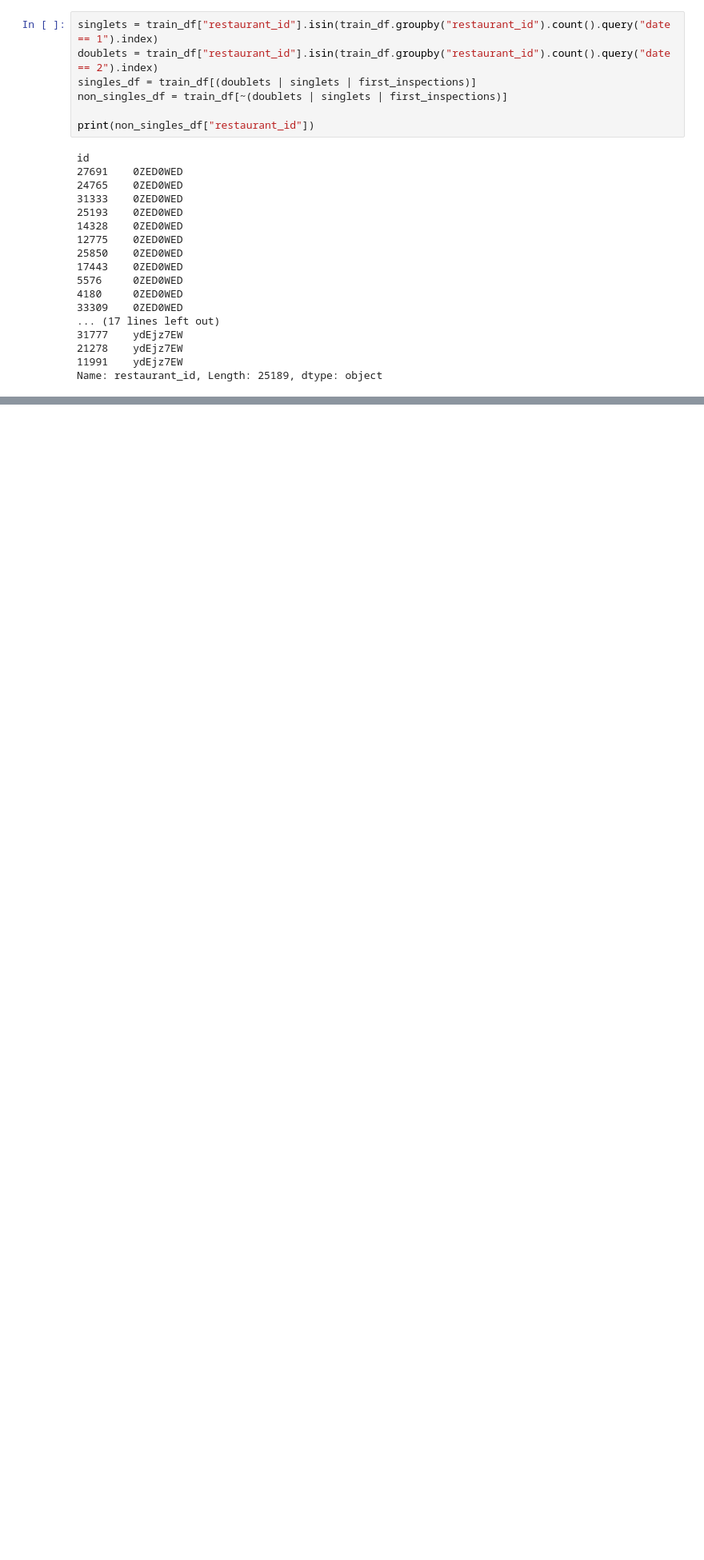
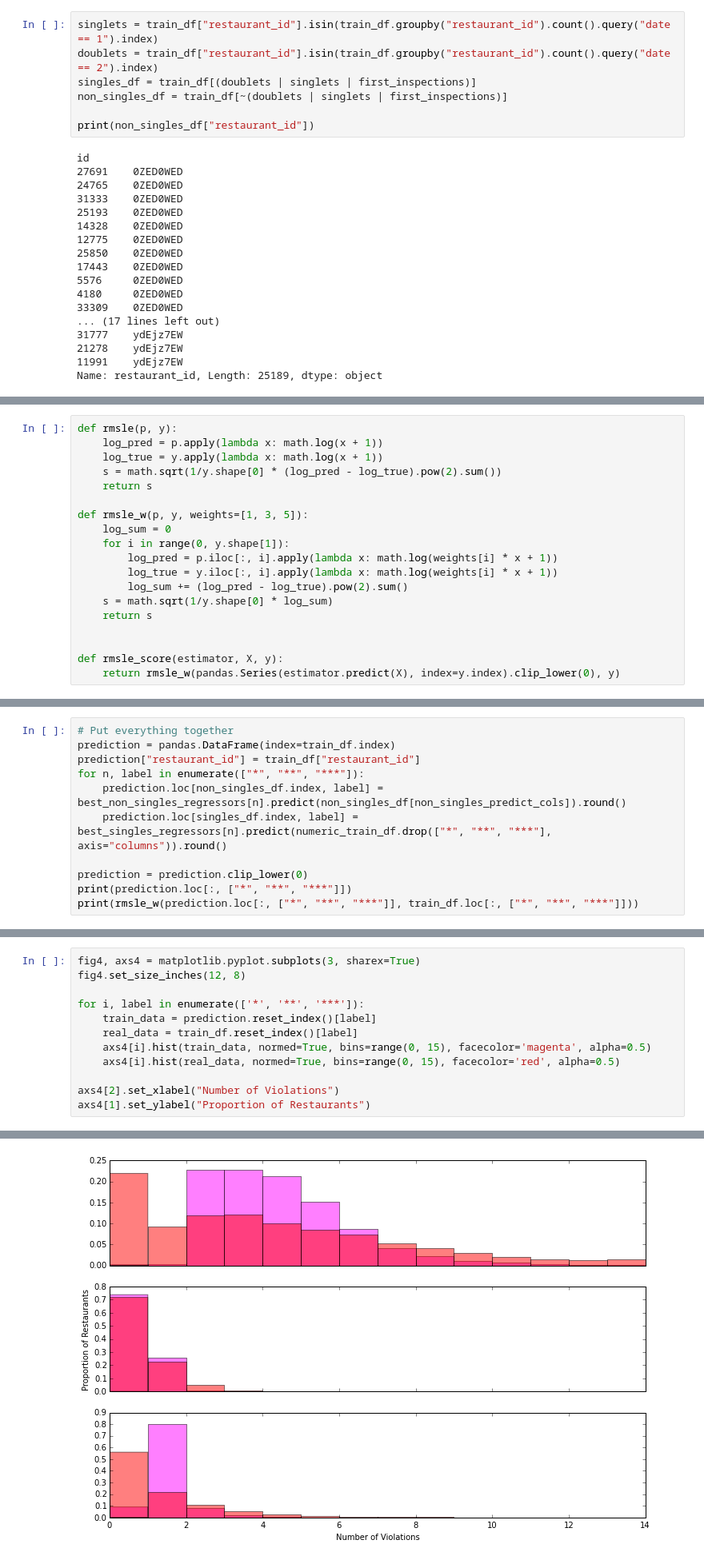
Before and after one commit to reallyasi9/CityOfBostonRestaurantCode, a Jupyter notebook: inspecting_predictions.ipynb, the cells around one changed output, grey strips where cells are left out. Shown: that part at 80% size. Drawn from its saved outputs; the diff is of its cells as text; blank space fills up the shorter version.

```diff
--- a/inspecting_predictions.ipynb
+++ b/inspecting_predictions.ipynb
@@ -112,3 +105,22 @@ def rmsle_score(estimator, X, y):
+# %%
+def rmsle(p, y):
+    log_pred = p.apply(lambda x: math.log(x + 1))
+    log_true = y.apply(lambda x: math.log(x + 1))
+    s = math.sqrt(1/y.shape[0] * (log_pred - log_true).pow(2).sum())
+    return s
+
+def rmsle_w(p, y, weights=[1, 3, 5]):
+    log_sum = 0
+    for i in range(0, y.shape[1]):
+        log_pred = p.iloc[:, i].apply(lambda x: math.log(weights[i] * x + 1))
+        log_true = y.iloc[:, i].apply(lambda x: math.log(weights[i] * x + 1))
+        log_sum += (log_pred - log_true).pow(2).sum()
+    s = math.sqrt(1/y.shape[0] * log_sum)
+    return s
+
+
+def rmsle_score(estimator, X, y):
+    return rmsle_w(pandas.Series(estimator.predict(X), index=y.index).clip_lower(0), y)
 # %%
 # For non-singlets/doublets, predict based on previous violation data
 non_singles_predict_cols = ["p*", "p**", "p***", "last*", "last**", "last***", "std*", "std**", "std***"]
@@ -362,0 +228,11 @@ Best score:
+# %%
+# Put everything together
+prediction = pandas.DataFrame(index=train_df.index)
+prediction["restaurant_id"] = train_df["restaurant_id"]
+for n, label in enumerate(["*", "**", "***"]):
+    prediction.loc[non_singles_df.index, label] = best_non_singles_regressors[n].predict(non_singles_df[non_singles_predict_cols]).round()
+    prediction.loc[singles_df.index, label] = best_singles_regressors[n].predict(numeric_train_df.drop(["*", "**", "***"], axis="columns")).round()
+
+prediction = prediction.clip_lower(0)
+print(prediction.loc[:, ["*", "**", "***"]])
+print(rmsle_w(prediction.loc[:, ["*", "**", "***"]], train_df.loc[:, ["*", "**", "***"]]))
@@ -362,0 +257,13 @@ Best score:
+# %%
+fig4, axs4 = matplotlib.pyplot.subplots(3, sharex=True)
+fig4.set_size_inches(12, 8)
+
+for i, label in enumerate(['*', '**', '***']):
+    train_data = prediction.reset_index()[label]
+    real_data = train_df.reset_index()[label]
+    axs4[i].hist(train_data, normed=True, bins=range(0, 15), facecolor='magenta', alpha=0.5)
+    axs4[i].hist(real_data, normed=True, bins=range(0, 15), facecolor='red', alpha=0.5)
+
+axs4[2].set_xlabel("Number of Violations")
+axs4[1].set_ylabel("Proportion of Restaurants")
+# %% [output]
@@ -362,0 +271 @@ Best score:
+[figure, added]
```
Also changed, not shown: parts of 6 cells of this notebook.
